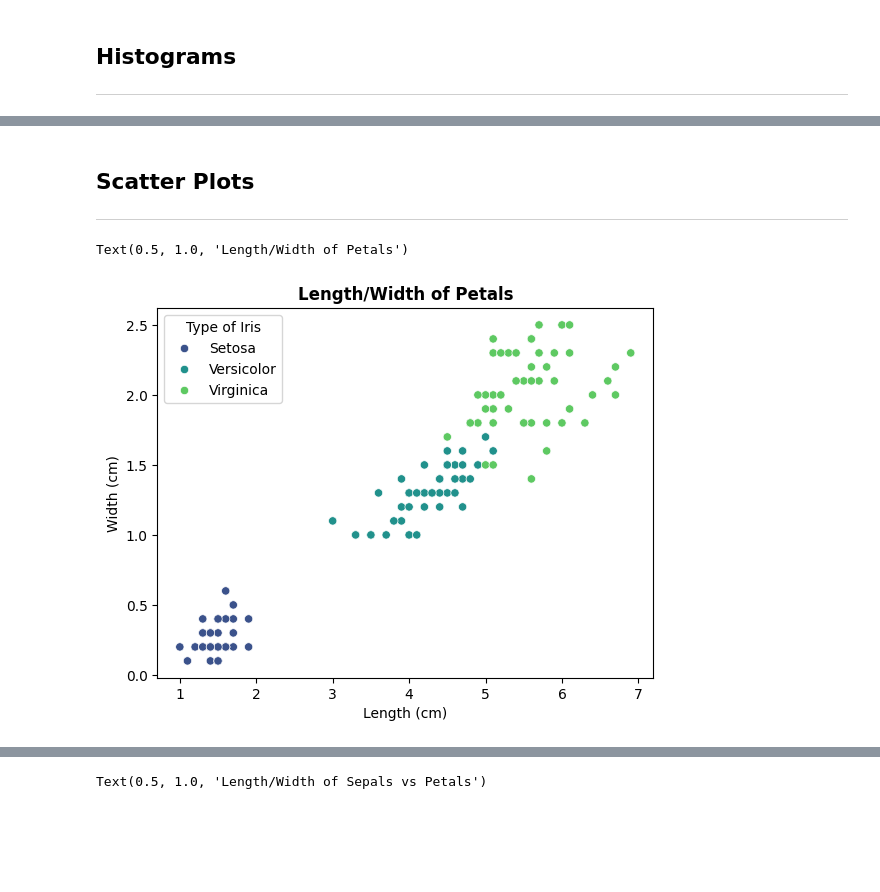
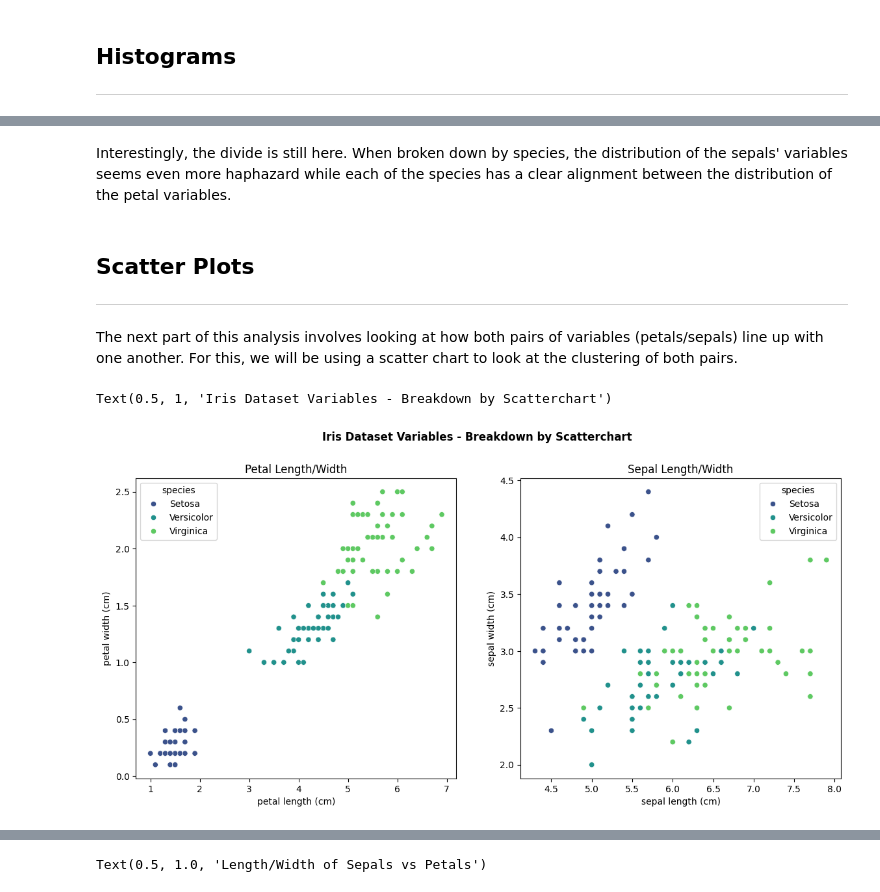
Before and after one commit to NeilTynan/pands-project, a Jupyter notebook: iris.ipynb, the cells around one changed output, grey strips where cells are left out. Cells and saved outputs as stored; diff of their text form; code cells hidden in the pictures; blank space fills up the shorter version.

```diff
--- a/iris.ipynb
+++ b/iris.ipynb
@@ -65,13 +81,18 @@ plt.tight_layout()
+# %% [markdown]
+Interestingly, the divide is still here. When broken down by species, the distribution of the sepals' variables seems even more haphazard while each of the species has a clear alignment between the distribution of the petal variables.
 # %% [markdown]
 ## Scatter Plots
 ---
+# %% [markdown]
+The next part of this analysis involves looking at how both pairs of variables (petals/sepals) line up with one another. For this, we will be using a scatter chart to look at the clustering of both pairs.
 # %%
-#create scatter plot of the petal variables
-ax = sns.scatterplot(data=df, x='petal length (cm)', y='petal width (cm)', color='steelblue', hue='species', palette= 'viridis')
-ax.legend(title='Type of Iris')
-ax.set_xlabel('Length (cm)')
-ax.set_ylabel('Width (cm)')
-ax.set_title("Length/Width of Petals", fontweight="bold")
+# create scatter plot of the petal variables
+fig, axes = plt.subplots(1, 2, figsize=(14, 6))
+ax = sns.scatterplot(data=df, x='petal length (cm)', y='petal width (cm)', color='steelblue', hue='species', palette= 'viridis', ax=axes[0])
+axes[0].set_title('Petal Length/Width')
+ax = sns.scatterplot(data=df, x='sepal length (cm)', y='sepal width (cm)', color='steelblue', hue='species', palette= 'viridis', ax=axes[1])
+axes[1].set_title('Sepal Length/Width')
+plt.suptitle('Iris Dataset Variables - Breakdown by Scatterchart', fontweight="bold", y=1)
 # %% [output]
-Text(0.5, 1.0, 'Length/Width of Petals')
+Text(0.5, 1, 'Iris Dataset Variables - Breakdown by Scatterchart')
-[figure, old version]
+[figure, new version]
```
Also changed, not shown: parts of 13 cells of this notebook, 4 other files.
